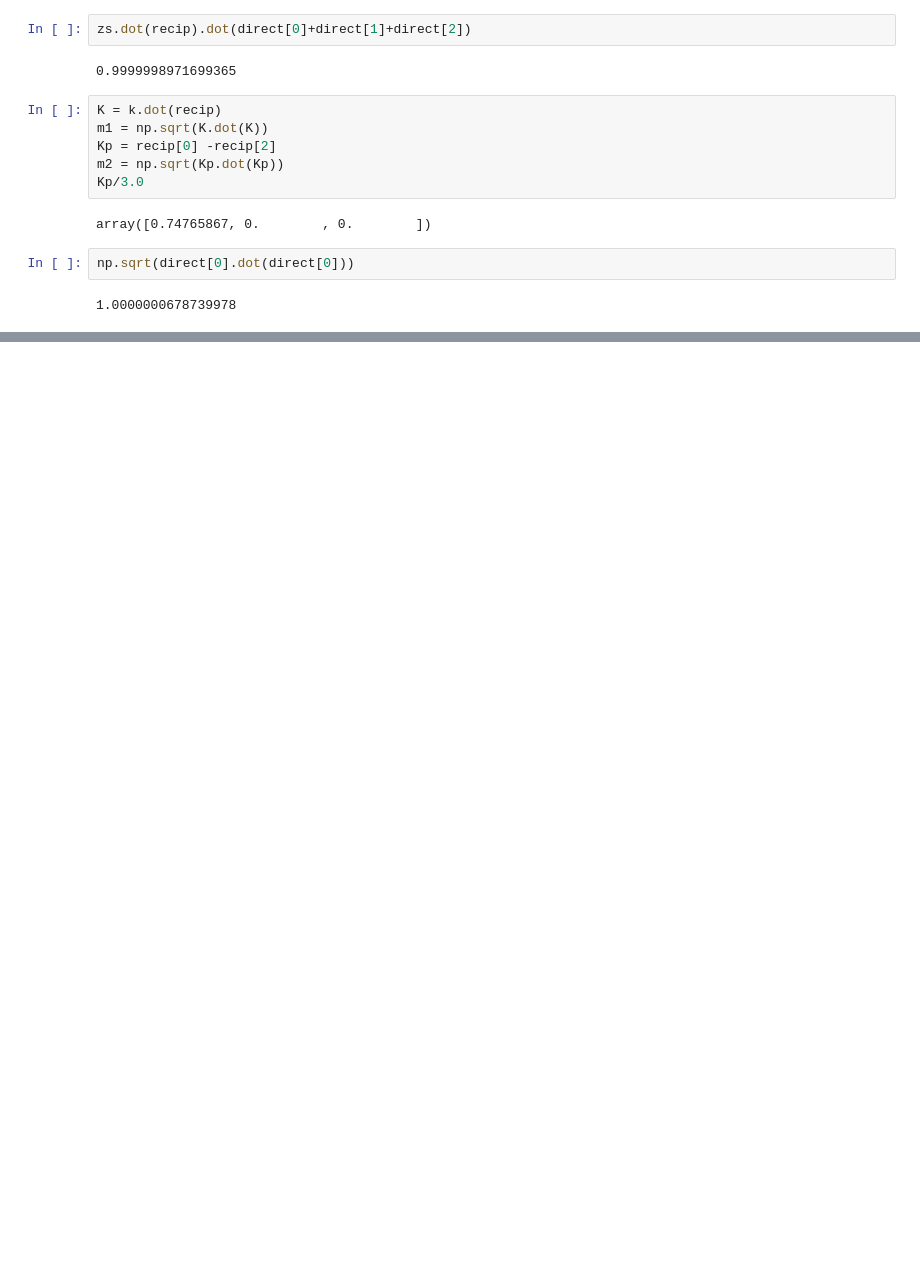
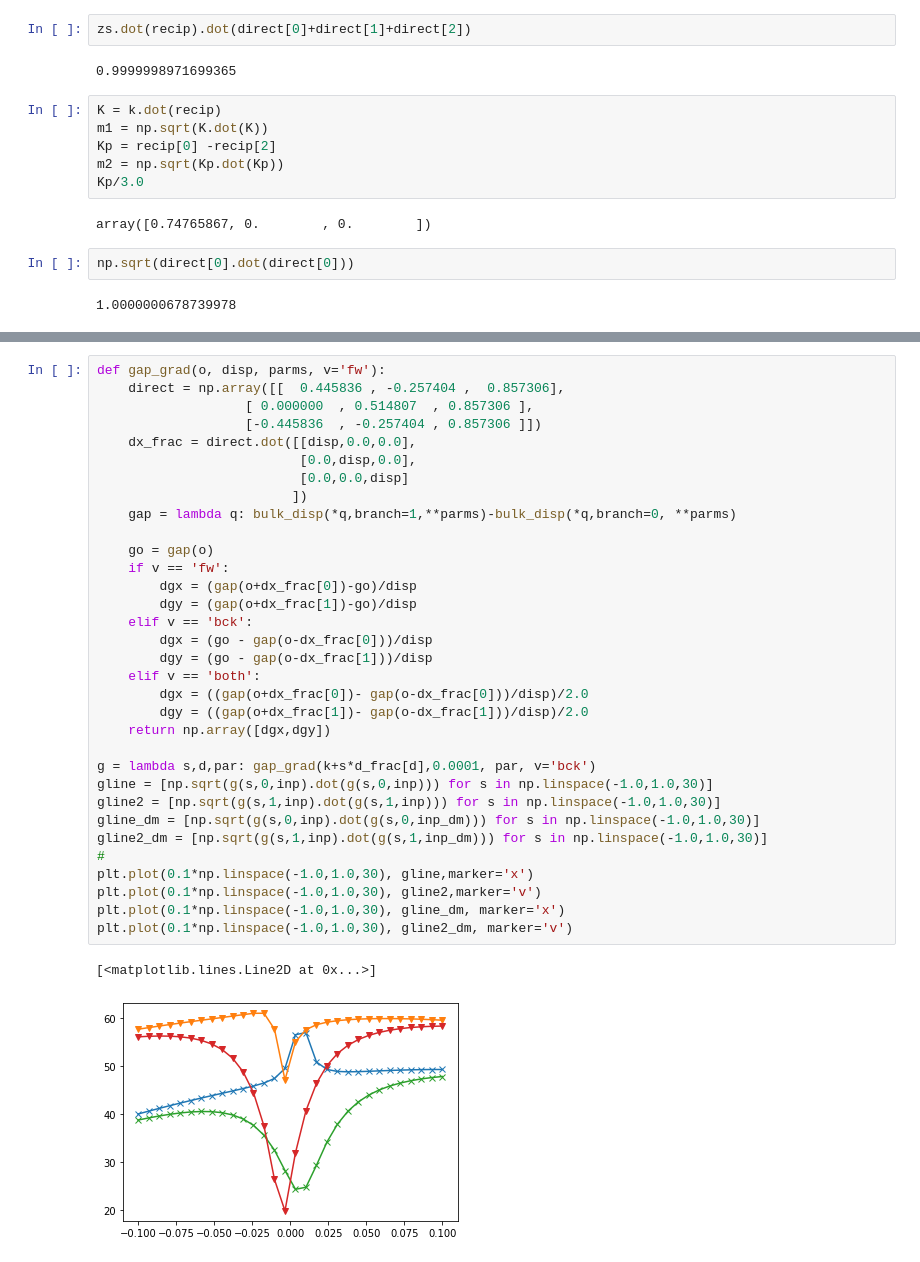
Before and after one commit to pietrodelugas/plot_tommaso, a Jupyter notebook: note_book_prova1.ipynb, the cells around one changed output, grey strips where cells are left out. Saved outputs shown, nothing was run; the diff lists cells and outputs as text; blank space fills up the shorter version.

```diff
--- a/note_book_prova1.ipynb
+++ b/note_book_prova1.ipynb
@@ -137,0 +119,36 @@ h,ks,l
+# %%
+def gap_grad(o, disp, parms, v='fw'):
+    direct = np.array([[  0.445836 , -0.257404 ,  0.857306],
+                   [ 0.000000  , 0.514807  , 0.857306 ],
+                   [-0.445836  , -0.257404 , 0.857306 ]])
+    dx_frac = direct.dot([[disp,0.0,0.0],
+                          [0.0,disp,0.0],
+                          [0.0,0.0,disp]
+                         ])
+    gap = lambda q: bulk_disp(*q,branch=1,**parms)-bulk_disp(*q,branch=0, **parms)
+
+    go = gap(o)
+    if v == 'fw':
+        dgx = (gap(o+dx_frac[0])-go)/disp
+        dgy = (gap(o+dx_frac[1])-go)/disp
+    elif v == 'bck':
+        dgx = (go - gap(o-dx_frac[0]))/disp
+        dgy = (go - gap(o-dx_frac[1]))/disp
+    elif v == 'both':
+        dgx = ((gap(o+dx_frac[0])- gap(o-dx_frac[0]))/disp)/2.0
+        dgy = ((gap(o+dx_frac[1])- gap(o-dx_frac[1]))/disp)/2.0
+    return np.array([dgx,dgy])
+
+g = lambda s,d,par: gap_grad(k+s*d_frac[d],0.0001, par, v='bck')
+gline = [np.sqrt(g(s,0,inp).dot(g(s,0,inp))) for s in np.linspace(-1.0,1.0,30)]
+gline2 = [np.sqrt(g(s,1,inp).dot(g(s,1,inp))) for s in np.linspace(-1.0,1.0,30)]
+gline_dm = [np.sqrt(g(s,0,inp).dot(g(s,0,inp_dm))) for s in np.linspace(-1.0,1.0,30)]
+gline2_dm = [np.sqrt(g(s,1,inp).dot(g(s,1,inp_dm))) for s in np.linspace(-1.0,1.0,30)]
+#
+plt.plot(0.1*np.linspace(-1.0,1.0,30), gline,marker='x')
+plt.plot(0.1*np.linspace(-1.0,1.0,30), gline2,marker='v')
+plt.plot(0.1*np.linspace(-1.0,1.0,30), gline_dm, marker='x')
+plt.plot(0.1*np.linspace(-1.0,1.0,30), gline2_dm, marker='v')
+# %% [output]
+[<matplotlib.lines.Line2D at 0x...>]
+[figure, added]
```
Also changed, not shown: parts of 18 cells of this notebook.
